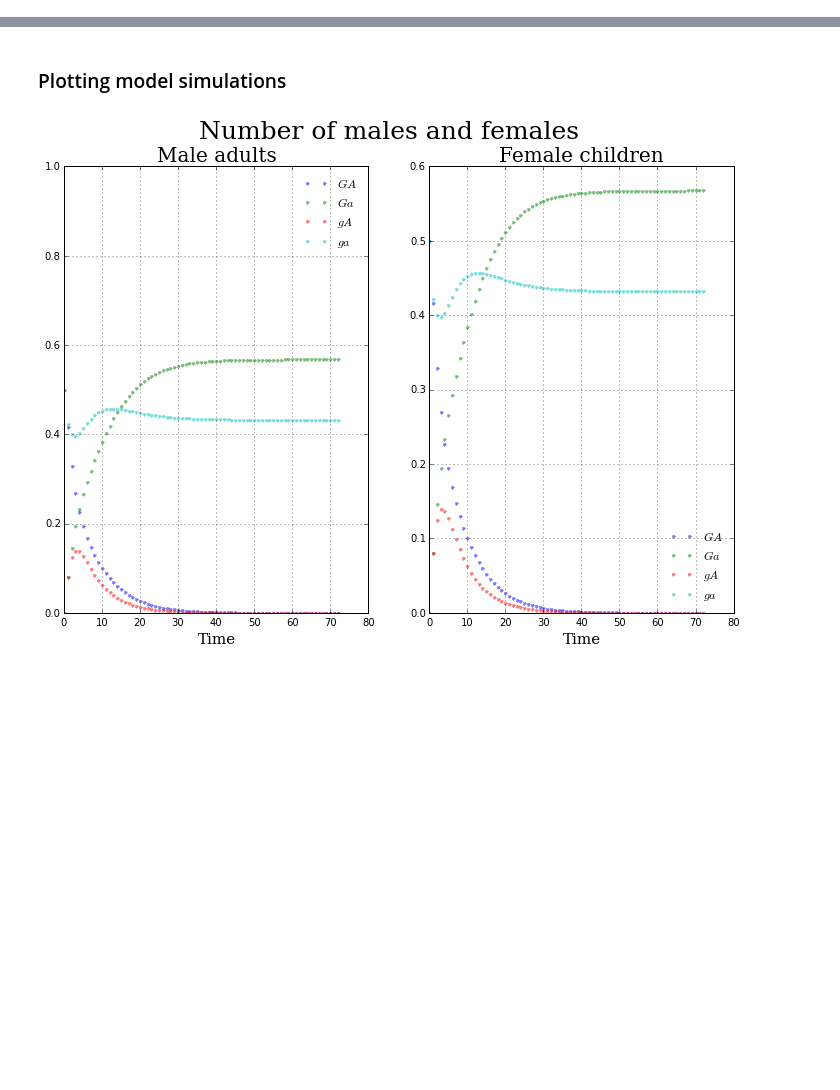
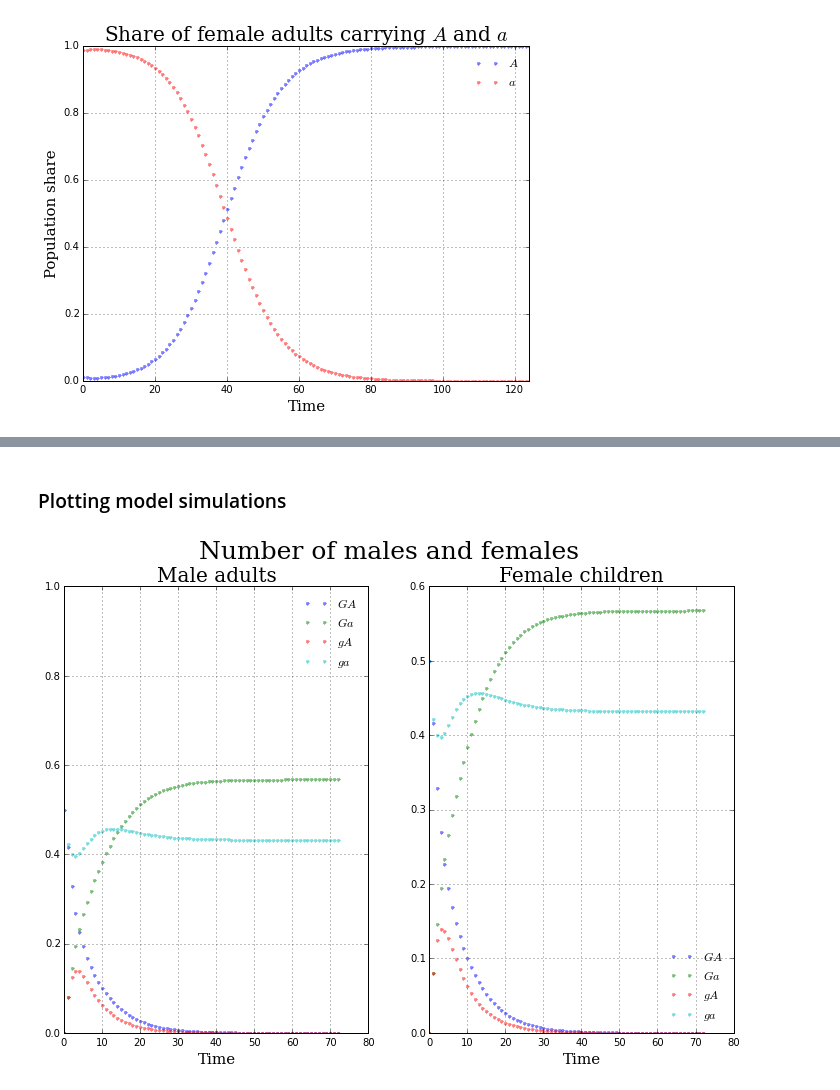
Before and after one commit to davidrpugh/population-ecology-approach, a Jupyter notebook: src/tutorial.ipynb, the cells around one changed output, grey strips where cells are left out. Drawn from its saved outputs; the diff is of its cells as text; code cells hidden in the pictures; blank space fills up the shorter version.

```diff
--- a/src/tutorial.ipynb
+++ b/src/tutorial.ipynb
@@ -90,0 +126,27 @@ interactive_plot = widgets.interact(simulators.plot_isolated_subpopulations_simu
+# %%
+# widget for varying the initial condition
+eps = 1e-2
+assortativity = widgets.FloatSliderWidget(min=eps, max=1-eps, step=eps, value=0.75)
+mGA0 = widgets.FloatSliderWidget(min=eps, max=1-eps, step=eps, value=eps)
+
+# widgets for varying the payoffs
+fecundity = widgets.IntSliderWidget(min=2.0, max=25, step=1, value=2.0)
+exploitive_payoff = widgets.FloatSliderWidget(min=0.0, max=50.0, step=0.5, value=7.0)
+cooperative_payoff = widgets.FloatSliderWidget(min=0.0, max=50.0, step=0.5, value=5.0)
+selfish_payoff = widgets.FloatSliderWidget(min=0.0, max=50.0, step=0.5, value=3.0)
+naive_payoff = widgets.FloatSliderWidget(min=0.0, max=50.0, step=0.5, value=2.0)
+# %%
+interactive_plot = widgets.interact(plot_female_shares,
+                                    simulator=widgets.fixed(wright_bergstrom_simulator),
+                                    mGA0=mGA0,
+                                    T=widgets.fixed(None),
+                                    rtol=widgets.FloatTextWidget(value=1e-4),
+                                    e=assortativity,
+                                    c=fecundity,
+                                    PiaA=exploitive_payoff,
+                                    PiAA=cooperative_payoff,
+                                    Piaa=selfish_payoff,
+                                    PiAa=naive_payoff,
+                                    )
+# %% [output]
+[figure, added]
```
Also changed, not shown: parts of 44 cells of this notebook, 2 other files.
